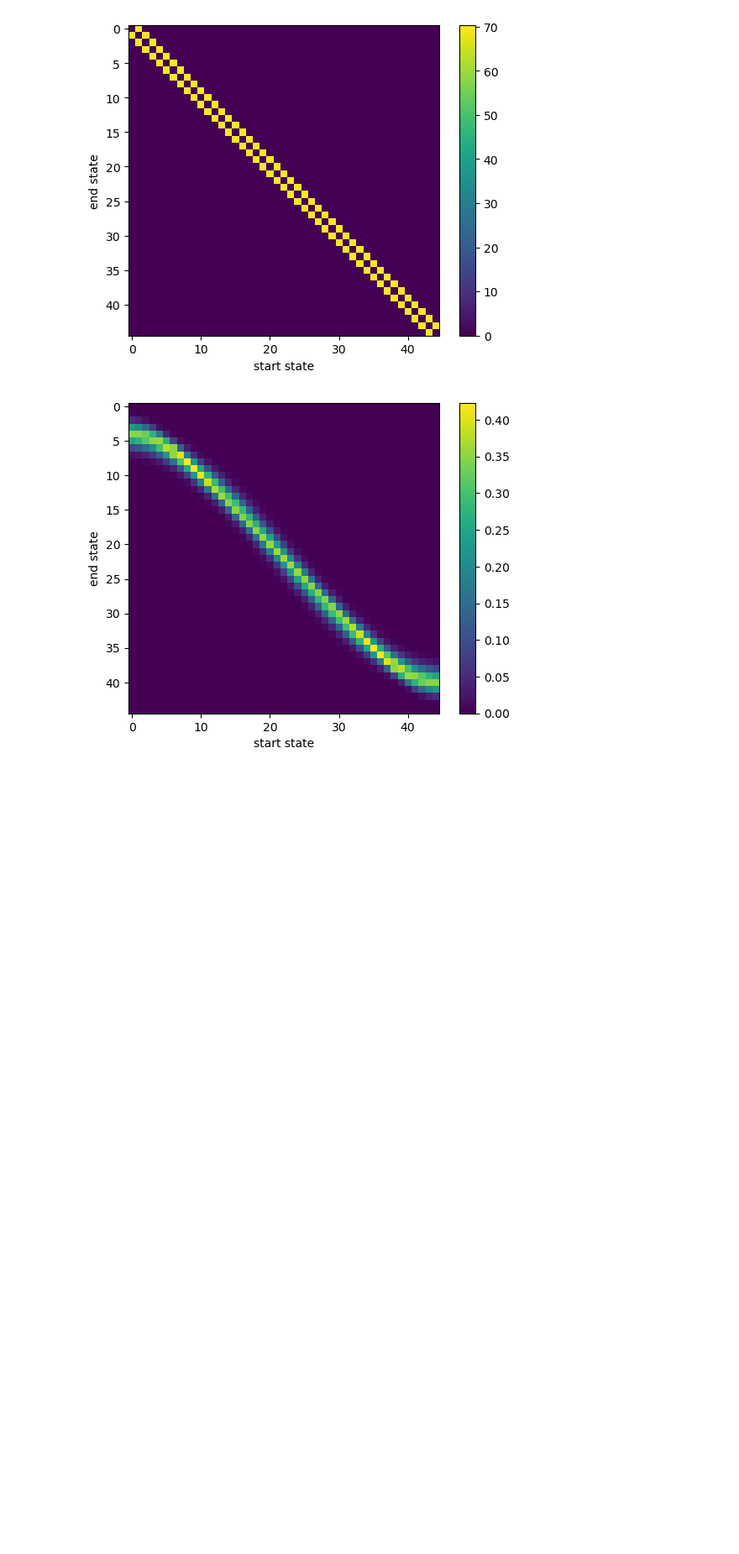
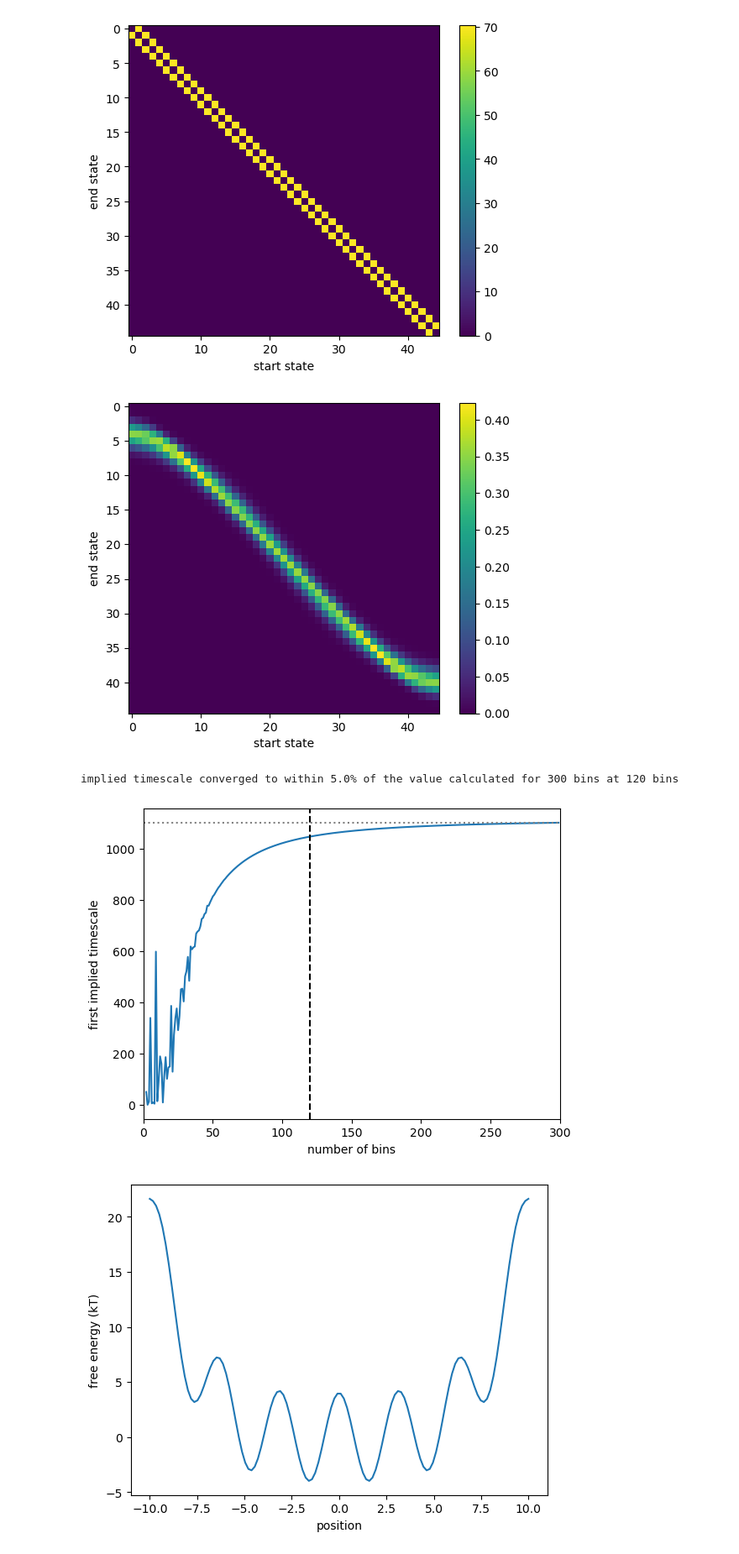
Before and after one commit to JonathanHB/metadynamics_free_energy_estimation, a Jupyter notebook: msm_system_construction_tests.ipynb, the cells around one changed output. Shown at 84% size. Saved outputs shown, nothing was run; the diff lists cells and outputs as text; code cells hidden in the pictures; blank space fills up the shorter version.

```diff
--- a/msm_system_construction_tests.ipynb
+++ b/msm_system_construction_tests.ipynb
@@ -78,0 +50,39 @@ system_functions.timescale_vs_discretization()
+# %%
+importlib.reload(msm_systems)
+importlib.reload(msm_system_construction)
+
+A = 0.002
+B = -4
+C = 2
+D = 1
+cw1 = msm_systems.cosine_well(A, B, C, D)
+
+kT = 1
+lag_time = 0.01
+
+#min_bins = 50
+min_bins = msm_system_construction.timescale_vs_spatial_discretization(cw1, kT, lag_time, (2,300), tolerance=0.05)
+
+g_eq, prefactors, xb = msm_system_construction.spatially_discretize_linear_system(cw1, min_bins)
+
+plt.plot(xb, g_eq)
+plt.xlabel("position")
+plt.ylabel("free energy (kT)")
+plt.show()
+
+plt.imshow(prefactors)
+plt.colorbar()
+plt.xlabel("start state")
+plt.ylabel("end state")
+plt.show()
+
+tpm = msm_system_construction.energies_and_prefactors_to_tpm(g_eq, prefactors, kT, lag_time)
+plt.imshow(tpm)
+plt.colorbar()
+plt.xlabel("start state")
+plt.ylabel("end state")
+plt.show()
+# %% [output]
+implied timescale converged to within 5.0% of the value calculated for 300 bins at 120 bins
+[figure, added]
+[figure, added]
```
Also changed, not shown: parts of 7 cells of this notebook, 6 other files.
